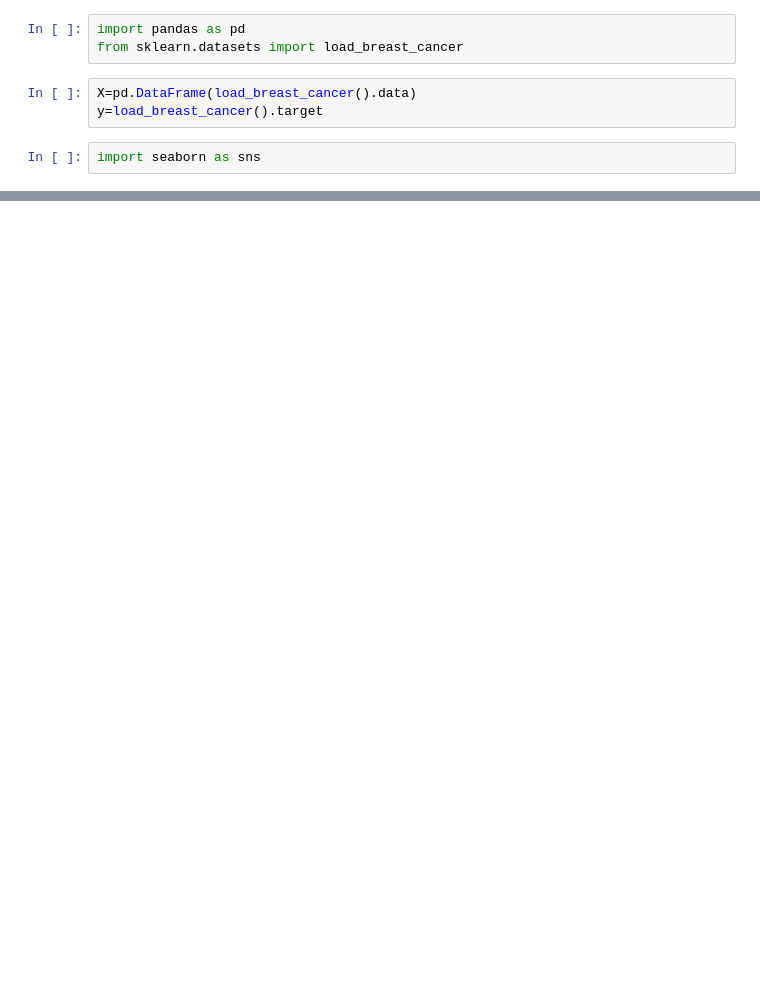
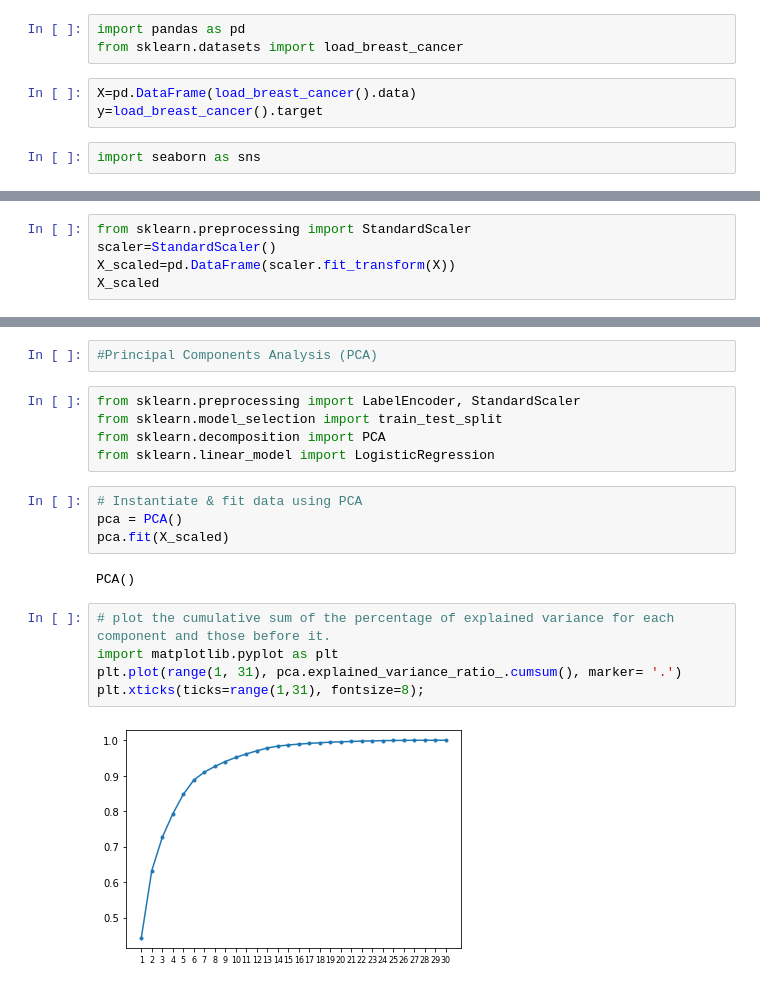
Before and after one commit to bbalbo/Various, a Jupyter notebook: breast_cancer_plot2.ipynb, the cells around one changed output, grey strips where cells are left out. Saved outputs shown, nothing was run; the diff lists cells and outputs as text; blank space fills up the shorter version.

```diff
--- a/breast_cancer_plot2.ipynb
+++ b/breast_cancer_plot2.ipynb
@@ -15,0 +18,5 @@ sns.pairplot(data=X, kind='reg',corner=True)
+# %%
+from sklearn.preprocessing import StandardScaler
+scaler=StandardScaler()
+X_scaled=pd.DataFrame(scaler.fit_transform(X))
+X_scaled
@@ -15,0 +44,20 @@ sns.pairplot(data=X, kind='reg',corner=True)
+# %%
+#Principal Components Analysis (PCA)
+# %%
+from sklearn.preprocessing import LabelEncoder, StandardScaler
+from sklearn.model_selection import train_test_split
+from sklearn.decomposition import PCA
+from sklearn.linear_model import LogisticRegression
+# %%
+# Instantiate & fit data using PCA
+pca = PCA()
+pca.fit(X_scaled)
+# %% [output]
+PCA()
+# %%
+# plot the cumulative sum of the percentage of explained variance for each component and those before it.
+import matplotlib.pyplot as plt
+plt.plot(range(1, 31), pca.explained_variance_ratio_.cumsum(), marker= '.')
+plt.xticks(ticks=range(1,31), fontsize=8);
+# %% [output]
+[figure, added]
```
Also changed, not shown: parts of 6 cells of this notebook.
